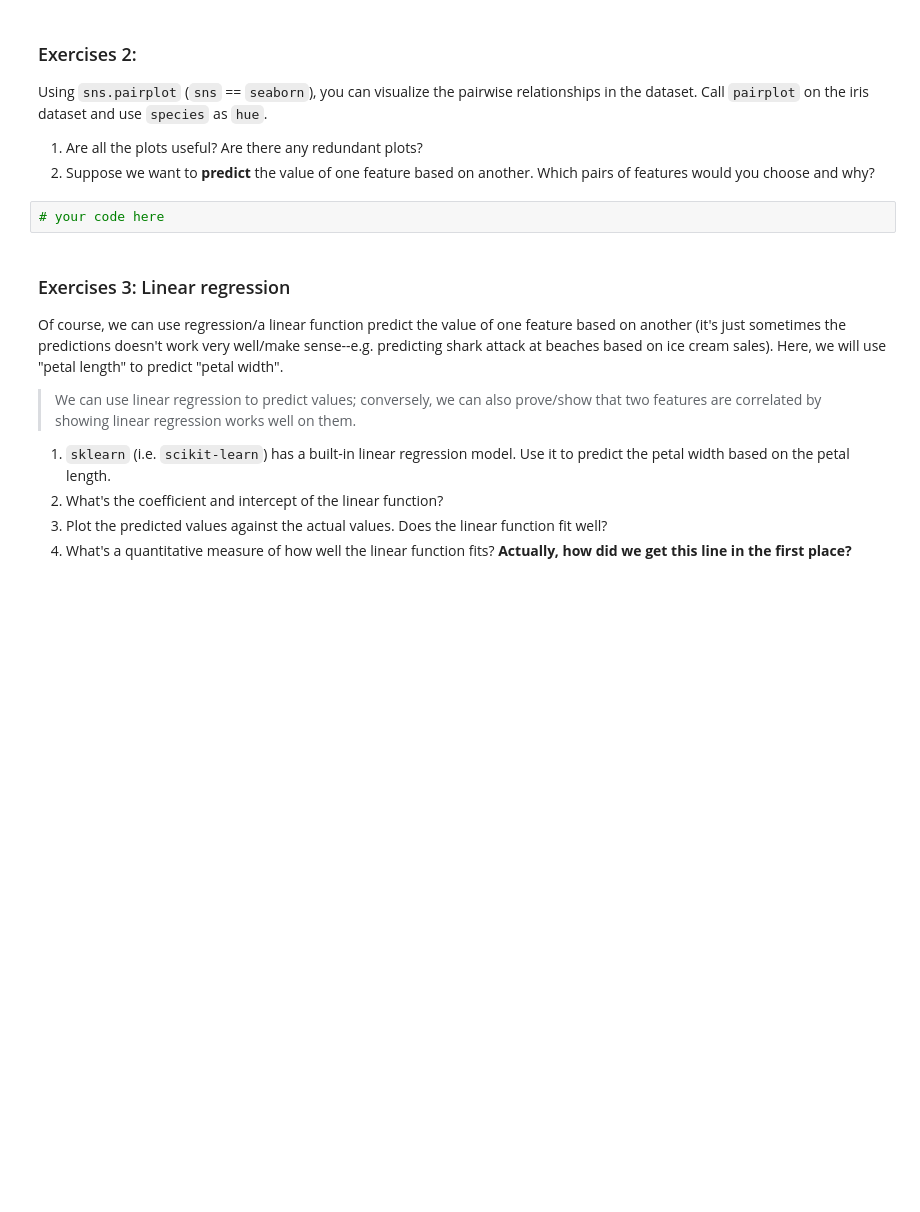
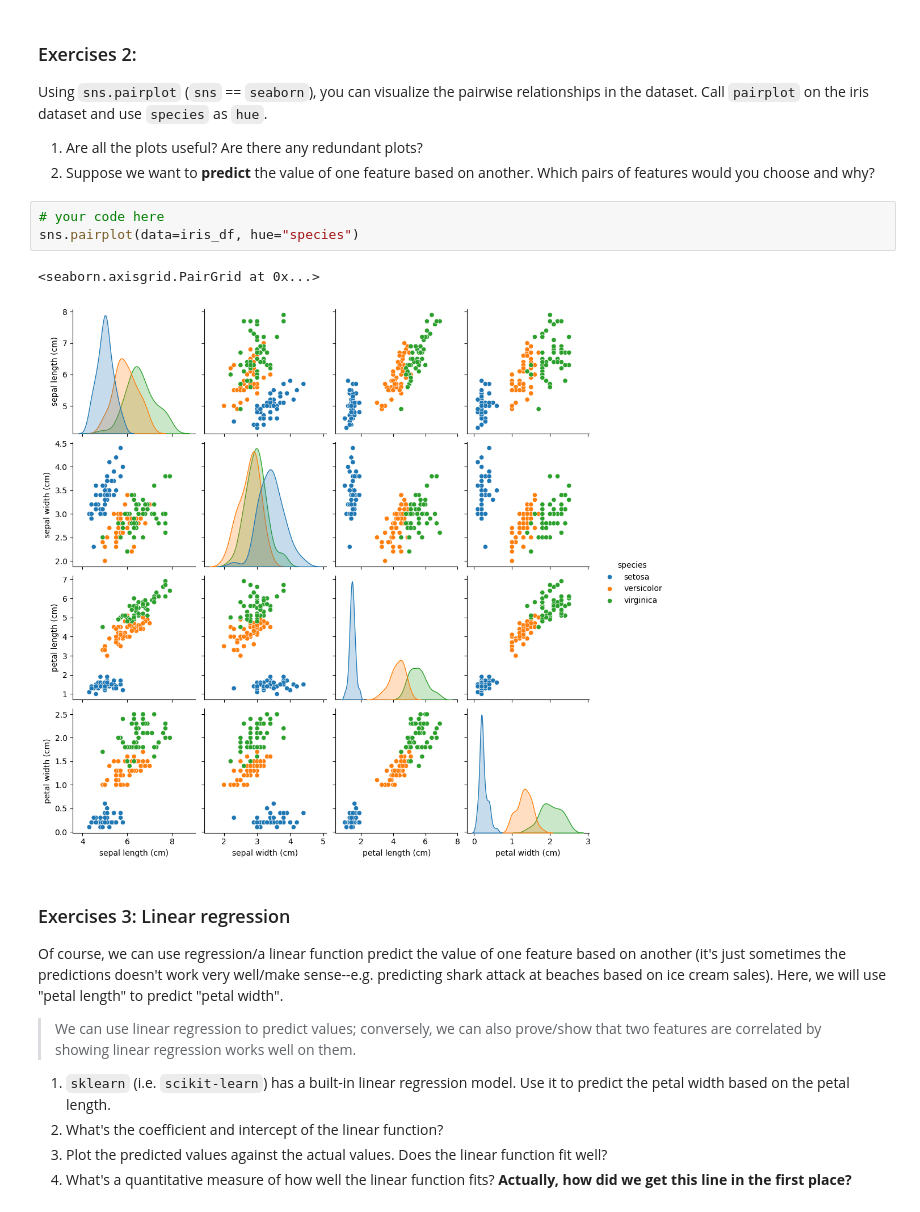
Before and after one commit to maggie-jiayizhang/pni_python_2025, a Jupyter notebook: notebooks/july_9.ipynb, the cells around one changed output. Cells and saved outputs as stored; diff of their text form; blank space fills up the shorter version.

```diff
--- a/notebooks/july_9.ipynb
+++ b/notebooks/july_9.ipynb
@@ -62,6 +120,10 @@ Using `sns.pairplot` (`sns` == `seaborn`), you can visualize the pairwise relati
 2. Suppose we want to **predict** the value of one feature based on another. Which pairs of features would you choose and why?
 # %%
 # your code here
+sns.pairplot(data=iris_df, hue="species")
+# %% [output]
+<seaborn.axisgrid.PairGrid at 0x...>
+[figure, added]
 # %% [markdown]
 ### Exercises 3: Linear regression
 Of course, we can use regression/a linear function predict the value of one feature based on another (it's just sometimes the predictions doesn't work very well/make sense--e.g. predicting shark attack at beaches based on ice cream sales). Here, we will use "petal length" to predict "petal width".
```
Also changed, not shown: parts of 16 cells of this notebook, 2 other files.
